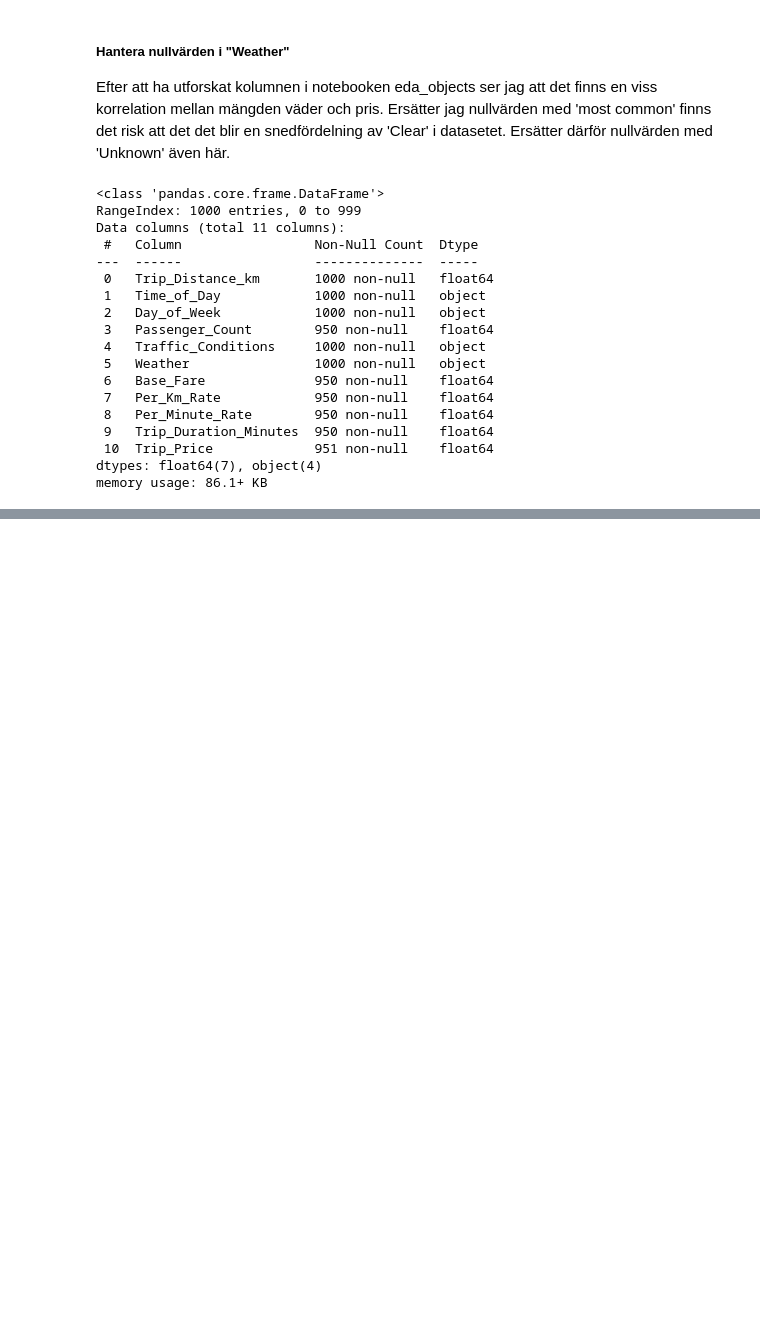
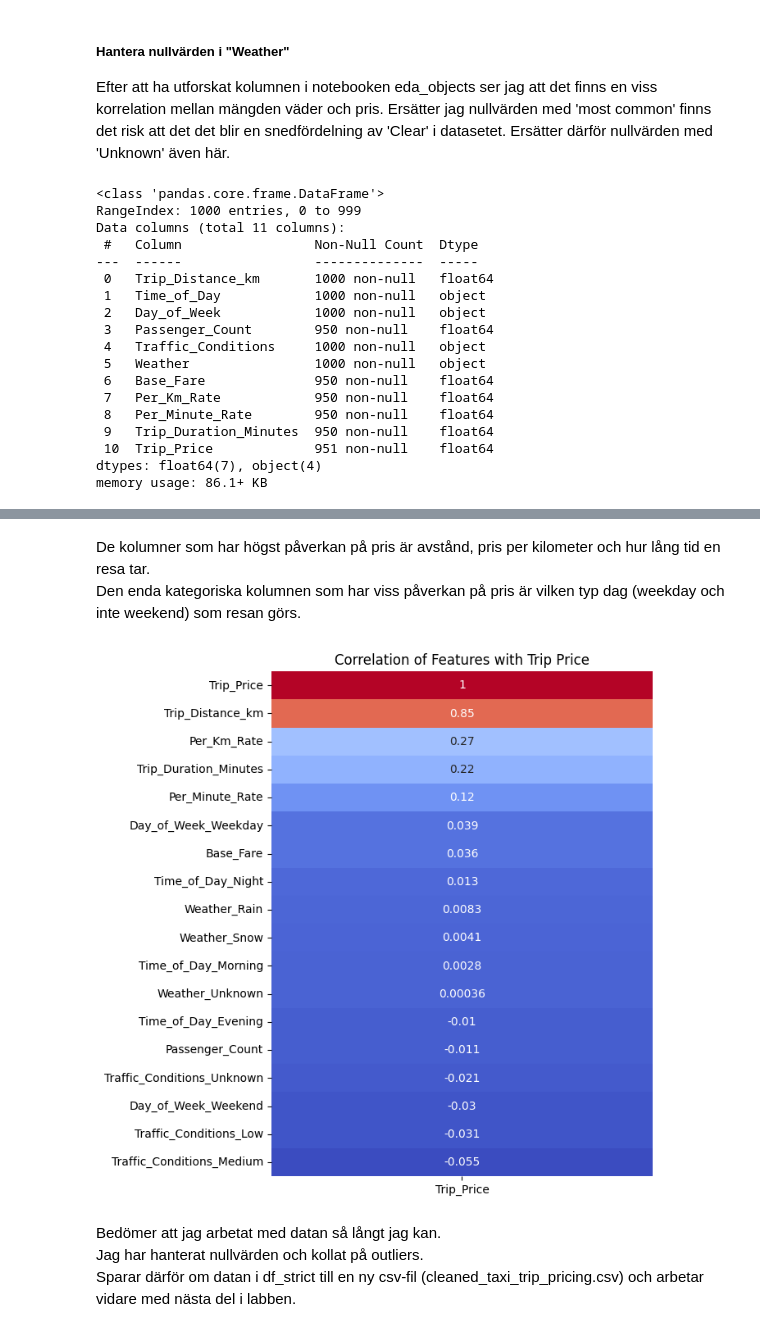
Before and after one commit to suseliwen/taxi-prediction-fullstack-Susanne, a Jupyter notebook: explorations/eda_taxi.ipynb, the cells around one changed output, grey strips where cells are left out. Saved outputs shown, nothing was run; the diff lists cells and outputs as text; code cells hidden in the pictures; blank space fills up the shorter version.

```diff
--- a/explorations/eda_taxi.ipynb
+++ b/explorations/eda_taxi.ipynb
@@ -389,0 +515,21 @@ memory usage: 86.1+ KB
+# %%
+categorical_cols = ["Time_of_Day", "Day_of_Week", "Traffic_Conditions", "Weather"]
+
+df_encoded = pd.get_dummies(df_strict, columns=categorical_cols, drop_first=True)
+# %% [markdown]
+De kolumner som har högst påverkan på pris är avstånd, pris per kilometer och hur lång tid en resa tar.
+Den enda kategoriska kolumnen som har viss påverkan på pris är vilken typ dag (weekday och inte weekend) som resan görs.
+# %%
+corr = df_encoded.corr(numeric_only=True)
+
+plt.figure(figsize=(6,8))
+sns.heatmap(corr[["Trip_Price"]].sort_values(by="Trip_Price", ascending=False),
+            annot=True, cmap="coolwarm", cbar=False)
+plt.title("Correlation of Features with Trip Price")
+plt.show()
+# %% [output]
+[figure, added]
+# %% [markdown]
+Bedömer att jag arbetat med datan så långt jag kan.
+Jag har hanterat nullvärden och kollat på outliers.
+Sparar därför om datan i df_strict till en ny csv-fil (cleaned_taxi_trip_pricing.csv) och arbetar vidare med nästa del i labben.
```
Also changed, not shown: parts of 20 cells of this notebook, 5 other files.
